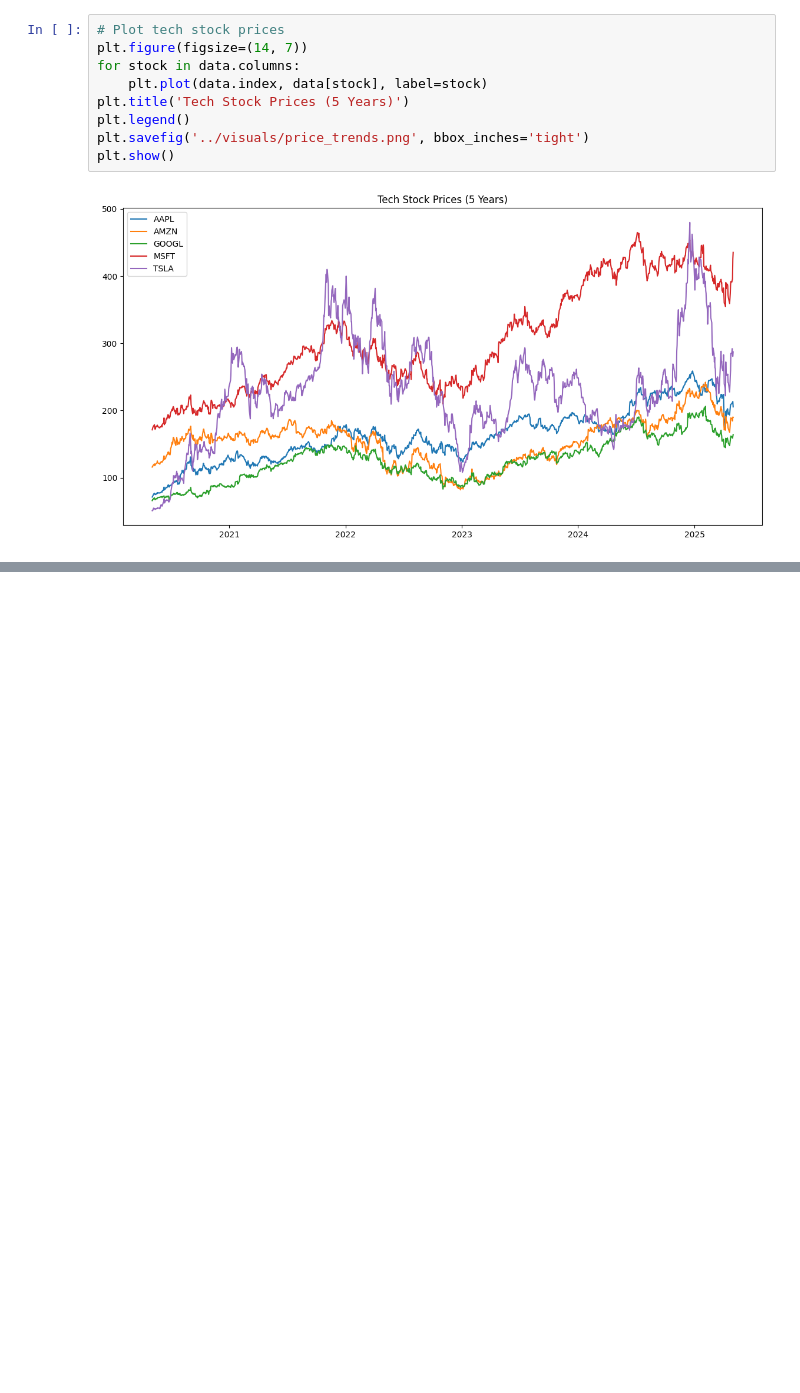
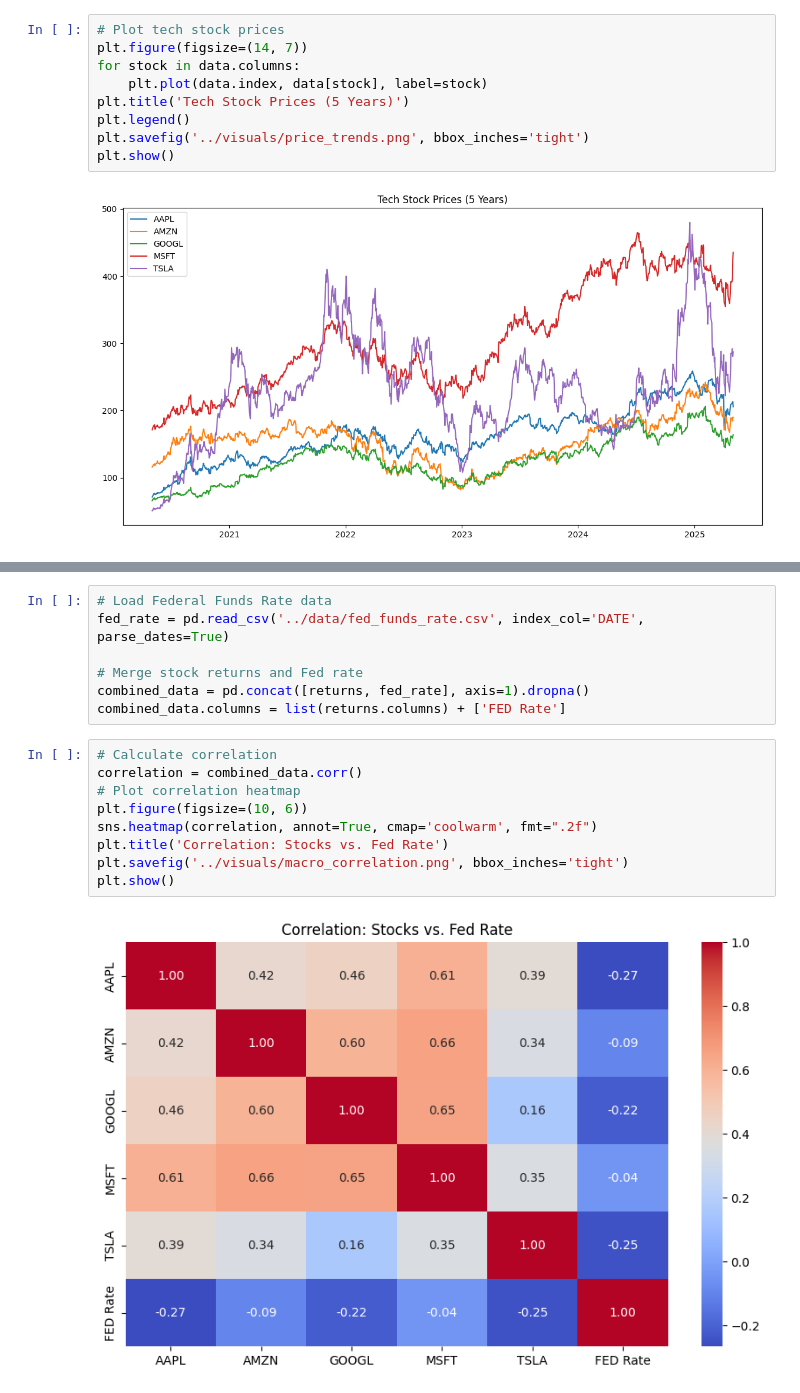
Before and after one commit to Nihar-24/stock-macro-eda, a Jupyter notebook: notebooks/analysis.ipynb, the cells around one changed output, grey strips where cells are left out. Drawn from its saved outputs; the diff is of its cells as text; blank space fills up the shorter version.

```diff
--- a/notebooks/analysis.ipynb
+++ b/notebooks/analysis.ipynb
@@ -71,0 +100,18 @@ plt.show()
+# %%
+# Load Federal Funds Rate data
+fed_rate = pd.read_csv('../data/fed_funds_rate.csv', index_col='DATE', parse_dates=True)
+
+# Merge stock returns and Fed rate
+combined_data = pd.concat([returns, fed_rate], axis=1).dropna()
+combined_data.columns = list(returns.columns) + ['FED Rate']
+# %%
+# Calculate correlation
+correlation = combined_data.corr()
+# Plot correlation heatmap
+plt.figure(figsize=(10, 6))
+sns.heatmap(correlation, annot=True, cmap='coolwarm', fmt=".2f")
+plt.title('Correlation: Stocks vs. Fed Rate')
+plt.savefig('../visuals/macro_correlation.png', bbox_inches='tight')
+plt.show()
+# %% [output]
+[figure, added]
```
Also changed, not shown: parts of 12 cells of this notebook.
